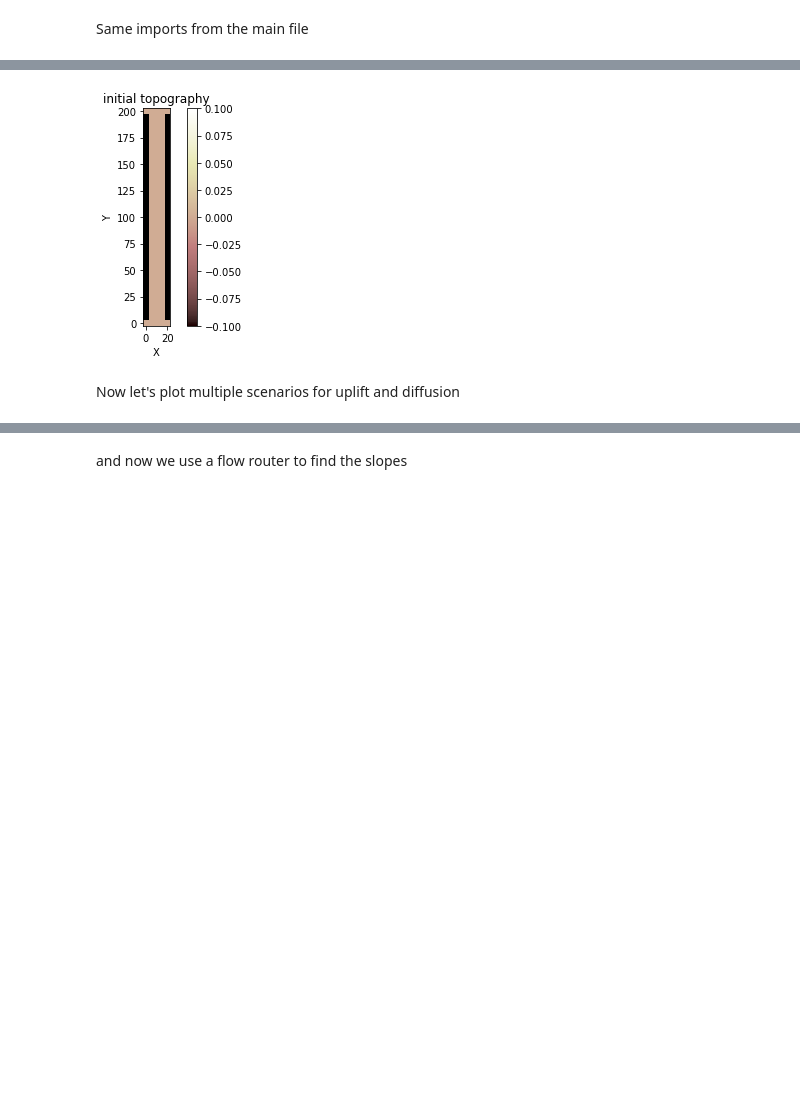
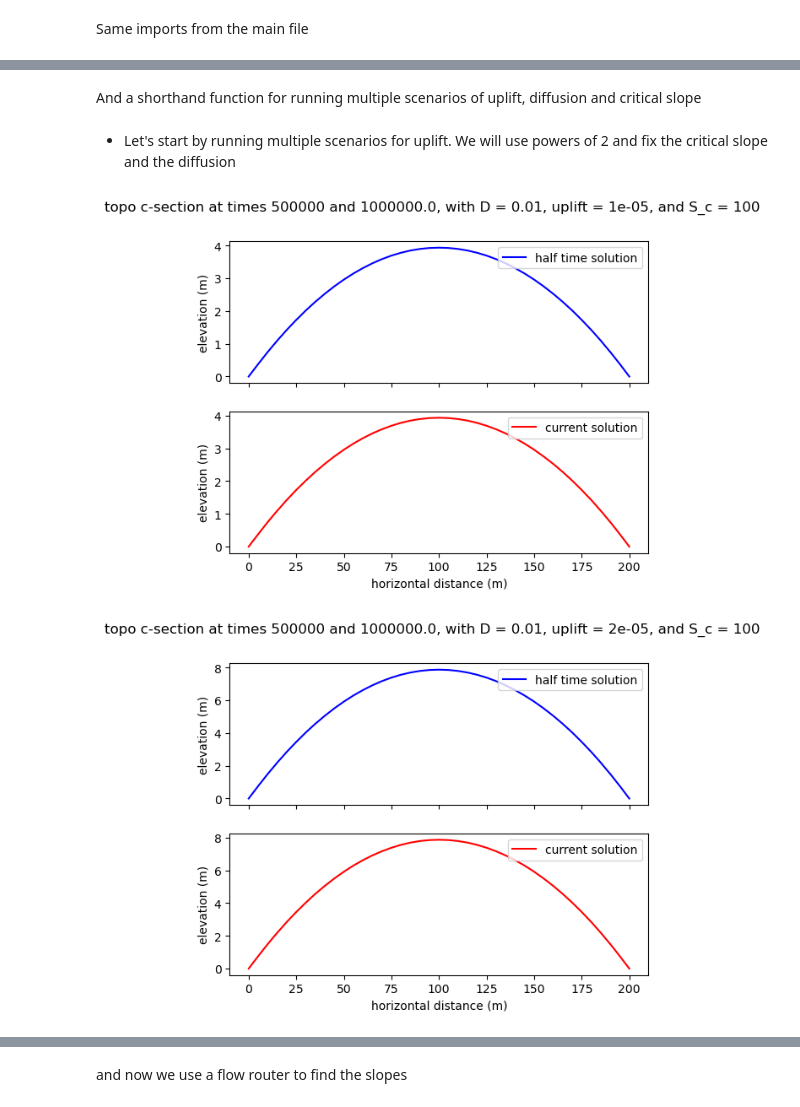
Before and after one commit to sergiogyoz/Geomorphology, a Jupyter notebook: HW/hillslope_non_linear_diffusion.ipynb, the cells around one changed output, grey strips where cells are left out. Cells and saved outputs as stored; diff of their text form; code cells hidden in the pictures; blank space fills up the shorter version.

```diff
--- a/HW/hillslope_non_linear_diffusion.ipynb
+++ b/HW/hillslope_non_linear_diffusion.ipynb
@@ -35,14 +71,0 @@ now comes the parameters to be set
-# %%
-D = 0.01
-uplift_rate = 0.0001
-Sc = 0.5 # critical slope value, units of m/m
-nonlin_diffuse = TaylorNonLinearDiffuser(
-    mg, linear_diffusivity=D, slope_crit=Sc, dynamic_dt=True)
-
-lin_diffuse = LinearDiffuser(mg, linear_diffusivity=D)
-runtime = 1000000
-dt = 0.5 * mg.dx * mg.dx / D
-nt = int(runtime // dt)
-time_counter = 0
-uplift_per_step = uplift_rate * dt
-ys = np.arange(mg.number_of_node_rows * mg.dx - mg.dx)
@@ -94,7 +108,7 @@ def short_plot(elev_rast, **kwargs):
     show()
 
 
-def short_subplot(elev_rast1, elev_rast2, **kwargs):
+def short_subplot(elev_rast1, elev_rast2, ys_grid, ys=0, zs=0, **kwargs):
     """
     It plots the analytical solution stored in ys and zs.
     The input is a landlab raster grid model.
@@ -109,20 +123,23 @@ def short_subplot(elev_rast1, elev_rast2, **kwargs):
         legend label 1
     - label2: string
         legend label 2
-    - show_analitical: bool
+    - show_analytical: bool
         Show the analitical solution of the linear diffuser
     """
     fig, axs = plt.subplots(2, sharex=True)
     label_1 = "half time solution"
     label_2 = "current solution"
+    leg_loc = "upper right"
+    if "legend_loc" in kwargs:
+        leg_loc=kwargs["legend_loc"]
     if "label1" in kwargs:
         label_1=kwargs["label1"]
     if "label2" in kwargs:
         label_1=kwargs["label2"]
     axs[0].plot(ys_grid, elev_rast1[:, 2], "b-", label=label_1)
-    axs[1].plot(ys_grid, elev_rast1[:, 2], "r-", label=label_2)
-    if "show_analitical" in kwargs:
-        if kwargs["show_analitical"]:
+    axs[1].plot(ys_grid, elev_rast2[:, 2], "r-", label=label_2)
+    if "show_analytical" in kwargs:
+        if kwargs["show_analytical"]:
             axs[0].plot(ys, zs, "k--", label="analytical solution")
             axs[1].plot(ys, zs, "k--", label="analytical solution")
     if "title" in kwargs:
@@ -130,8 +147,6 @@ def short_subplot(elev_rast1, elev_rast2, **kwargs):
     axs[1].set(xlabel="horizontal distance (m)")
     axs[0].set(ylabel="elevation (m)")
     axs[1].set(ylabel="elevation (m)")
-    if "legend_loc" in kwargs:
-        legend(loc=kwargs["legend_loc"])
-    else:
-        legend()
+    axs[0].legend(loc=leg_loc)
+    axs[1].legend(loc=leg_loc)
     show()
@@ -140,10 +153,3 @@ initial topography
-# %%
-figure(1)
-imshow_grid(mg, "topographic__elevation")
-title("initial topography")
-show()
-# %% [output]
-[figure, removed]
-# %% [markdown]
-Now let's plot multiple scenarios for uplift and diffusion
+# %% [markdown]
+And a shorthand function for running multiple scenarios of uplift, diffusion and critical slope
 # %%
@@ -177,0 +205,10 @@ for D in Ds:
+# %% [markdown]
+- Let's start by running multiple scenarios for uplift. We will use powers of 2 and fix the critical slope and the diffusion
+# %%
+Ds = [0.01]
+uplift_rates = [0.00001,0.00002,0.00004,0.00008,0.00016]
+Scs = [100]
+scenarios(Ds,uplift_rates,Scs)
+# %% [output]
+[figure, added]
+[figure, added]
```
Also changed, not shown: parts of 29 cells of this notebook.
